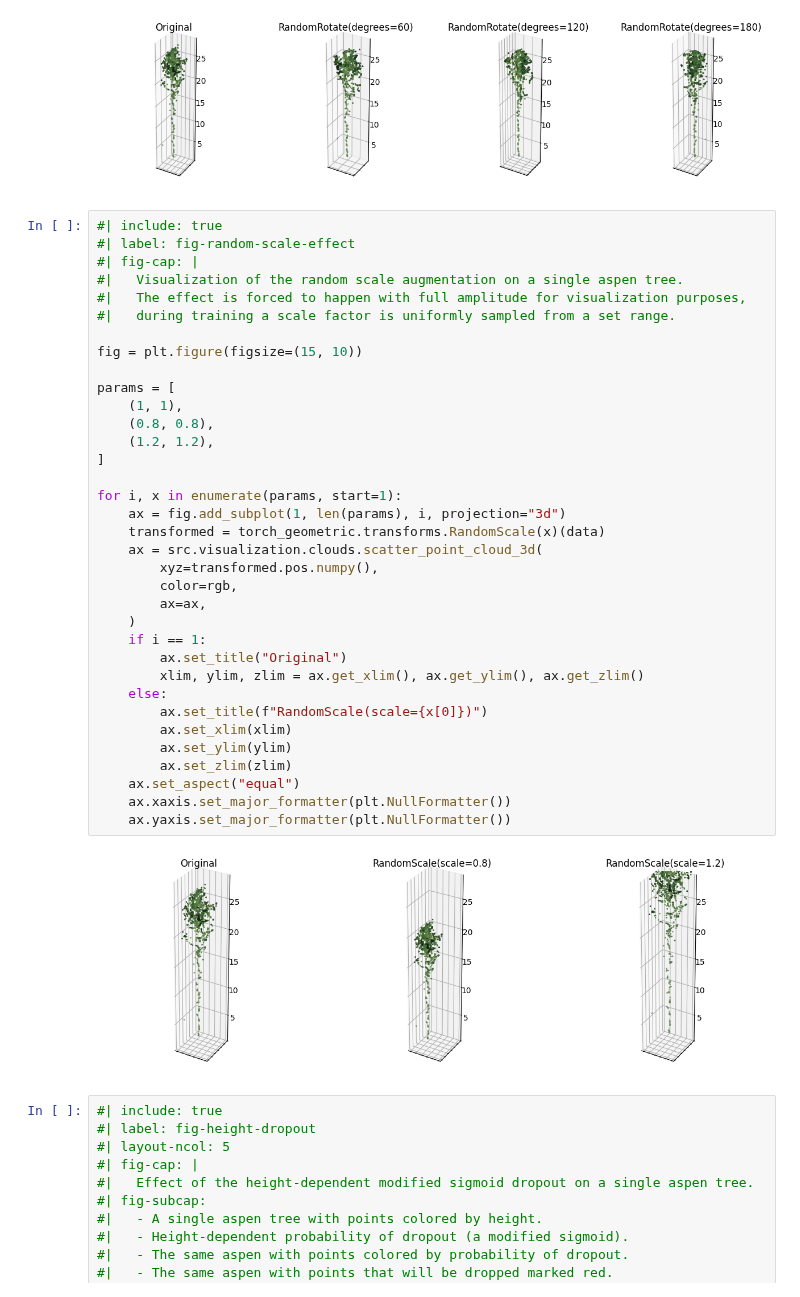
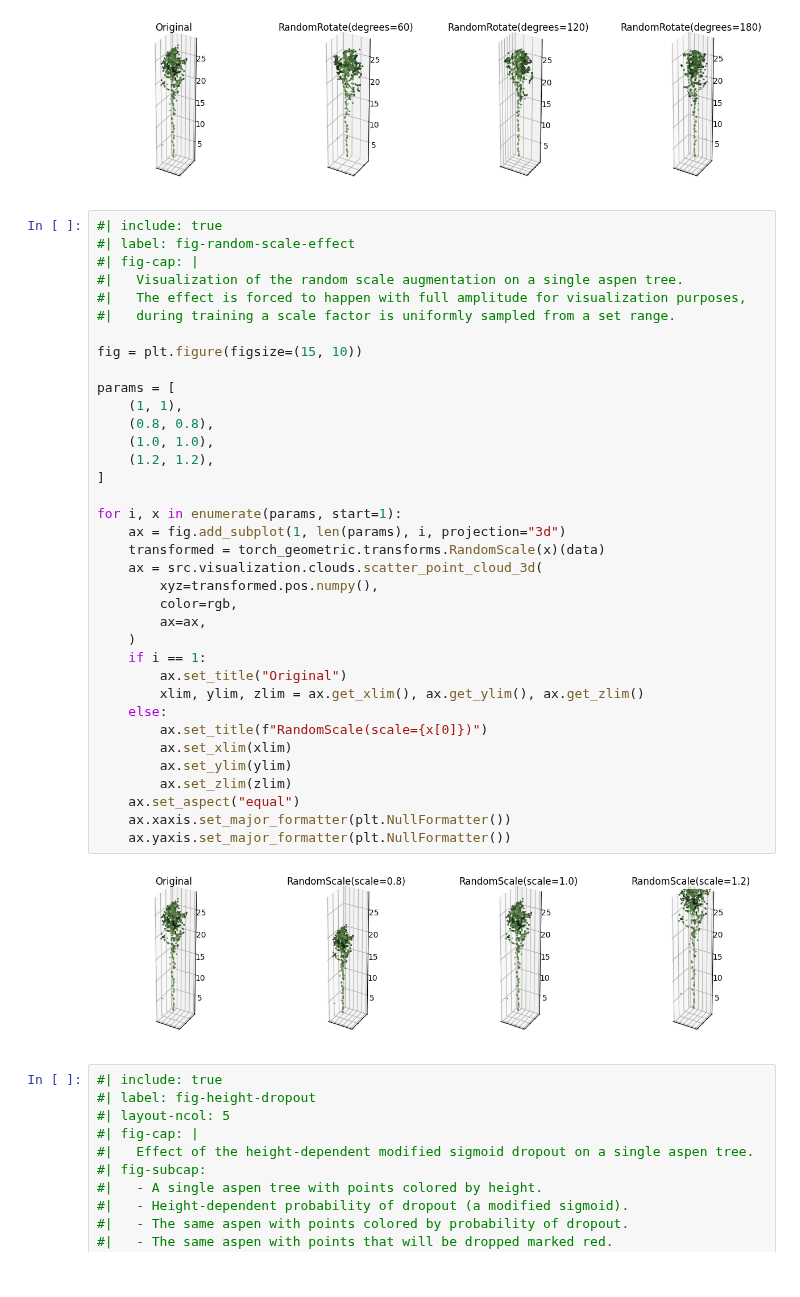
Before and after one commit to iod-ine/thesis, a Jupyter notebook: chapters/03b_augmentations.ipynb, the cells around one changed output. Cells and saved outputs as stored; diff of their text form.

```diff
--- a/chapters/03b_augmentations.ipynb
+++ b/chapters/03b_augmentations.ipynb
@@ -94,34 +94,35 @@ for i, x in enumerate(params, start=1):
 #|   during training a scale factor is uniformly sampled from a set range.
 
 fig = plt.figure(figsize=(15, 10))
 
 params = [
     (1, 1),
     (0.8, 0.8),
+    (1.0, 1.0),
     (1.2, 1.2),
 ]
 
 for i, x in enumerate(params, start=1):
     ax = fig.add_subplot(1, len(params), i, projection="3d")
     transformed = torch_geometric.transforms.RandomScale(x)(data)
     ax = src.visualization.clouds.scatter_point_cloud_3d(
         xyz=transformed.pos.numpy(),
         color=rgb,
         ax=ax,
     )
     if i == 1:
         ax.set_title("Original")
         xlim, ylim, zlim = ax.get_xlim(), ax.get_ylim(), ax.get_zlim()
     else:
         ax.set_title(f"RandomScale(scale={x[0]})")
         ax.set_xlim(xlim)
         ax.set_ylim(ylim)
         ax.set_zlim(zlim)
     ax.set_aspect("equal")
     ax.xaxis.set_major_formatter(plt.NullFormatter())
     ax.yaxis.set_major_formatter(plt.NullFormatter())
 # %% [output]
-[figure, old version]
+[figure, new version]
 # %%
 #| include: true
 #| label: fig-height-dropout
```
